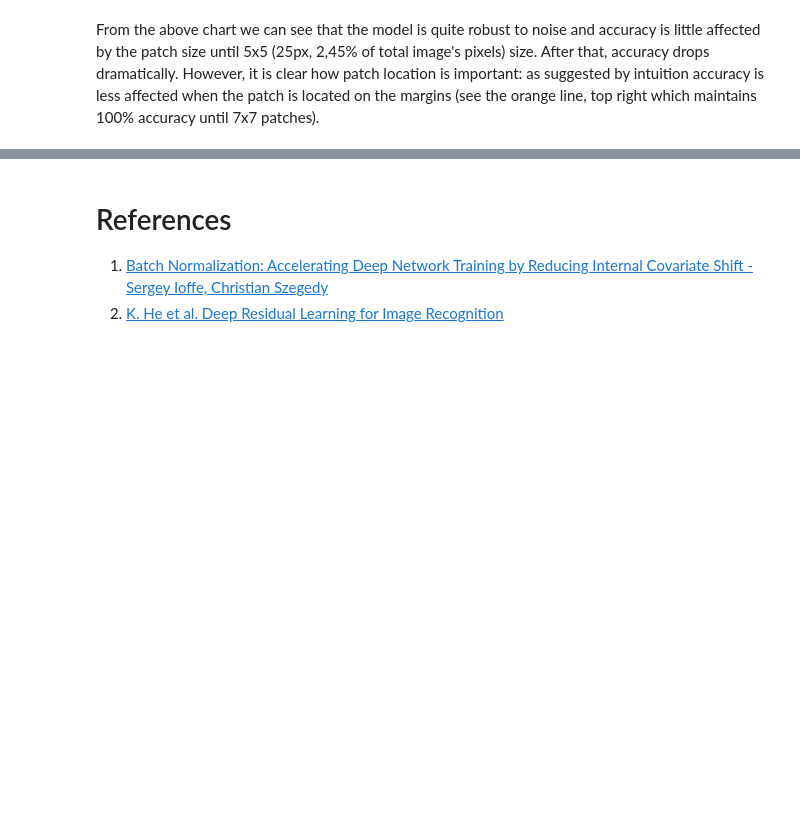
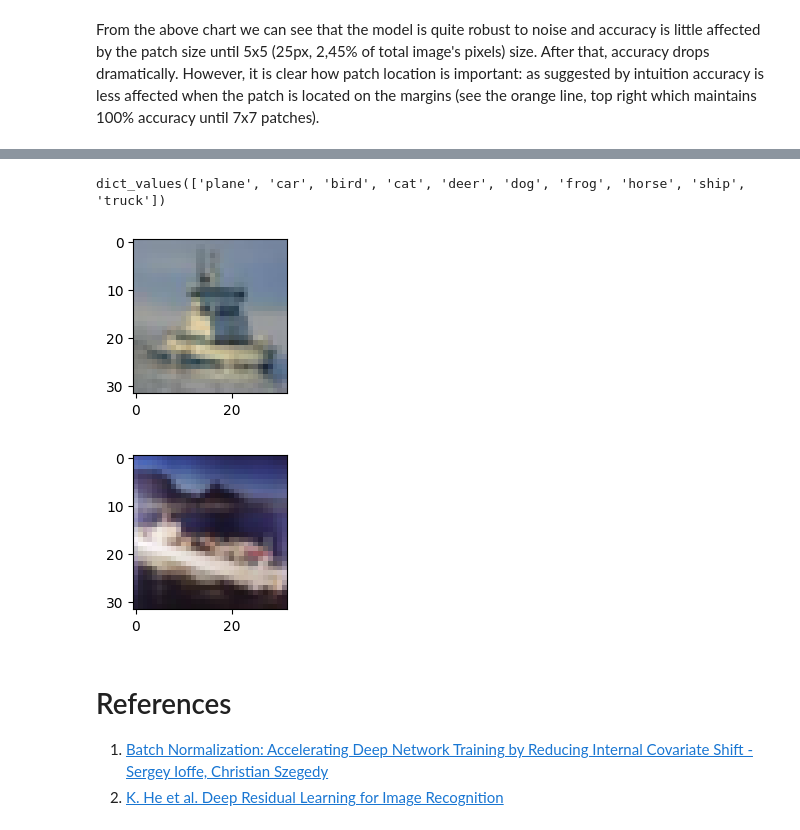
Before and after one commit to vornao/ispr-assignments, a Jupyter notebook: assignment-three/ispr-assignment-3-2.ipynb, the cells around one changed output, grey strips where cells are left out. Saved outputs shown, nothing was run; the diff lists cells and outputs as text; code cells hidden in the pictures; blank space fills up the shorter version.

```diff
--- a/assignment-three/ispr-assignment-3-2.ipynb
+++ b/assignment-three/ispr-assignment-3-2.ipynb
@@ -914,3 +863,30 @@ ZeroDivisionError: division by zero
+# %%
+label_dict.values()
+# %% [output]
+dict_values(['plane', 'car', 'bird', 'cat', 'deer', 'dog', 'frog', 'horse', 'ship', 'truck'])
+# %%
+# using this because we want to shuffle data and this is the fastest way with torch datasets
+torch.manual_seed(16)
+testloader = torch.utils.data.DataLoader(testset, shuffle=True)
+placeholder = [0 for i in range(10)] # keep the count
+images = {k:[] for k in label_dict.values()}
+
+for img, label in testloader:
+    label = label.item()
+    if placeholder[label] < 2:
+        if label == np.argmax(model(img).detach().numpy()):
+            images[label_dict[label]].append(img)
+            placeholder[label] += 1
+# %%
+# plot cat images
+plt.figure(figsize=(2, 2))
+imshow(torchvision.utils.make_grid(images['ship'][0]))
+plt.figure(figsize=(2, 2))
+imshow(torchvision.utils.make_grid(images['ship'][1]))
+plt.show()
+# %% [output]
+[figure, added]
+[figure, added]
 # %% [markdown]
 # References
 
```
Also changed, not shown: parts of 13 cells of this notebook, 1 other file.
